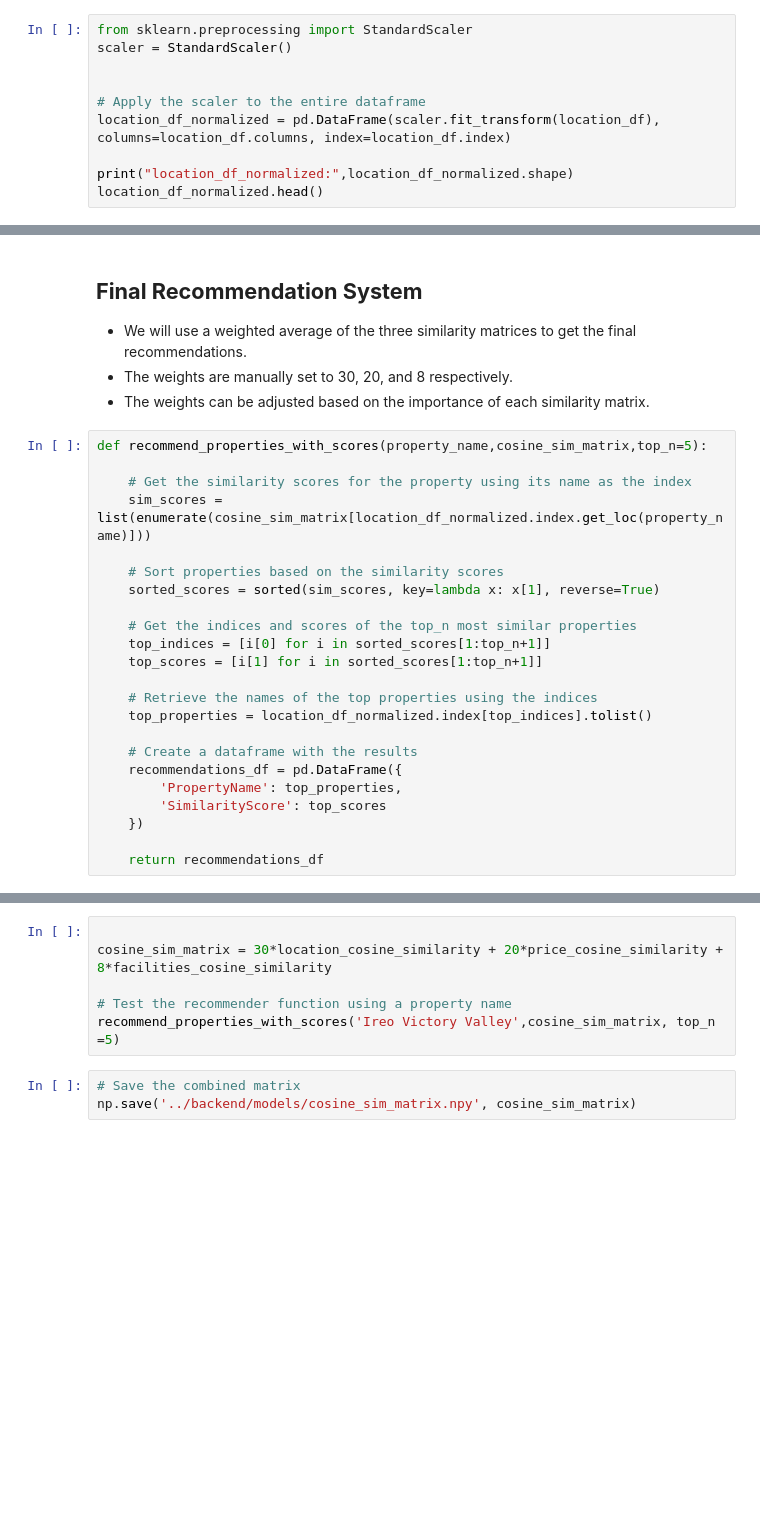
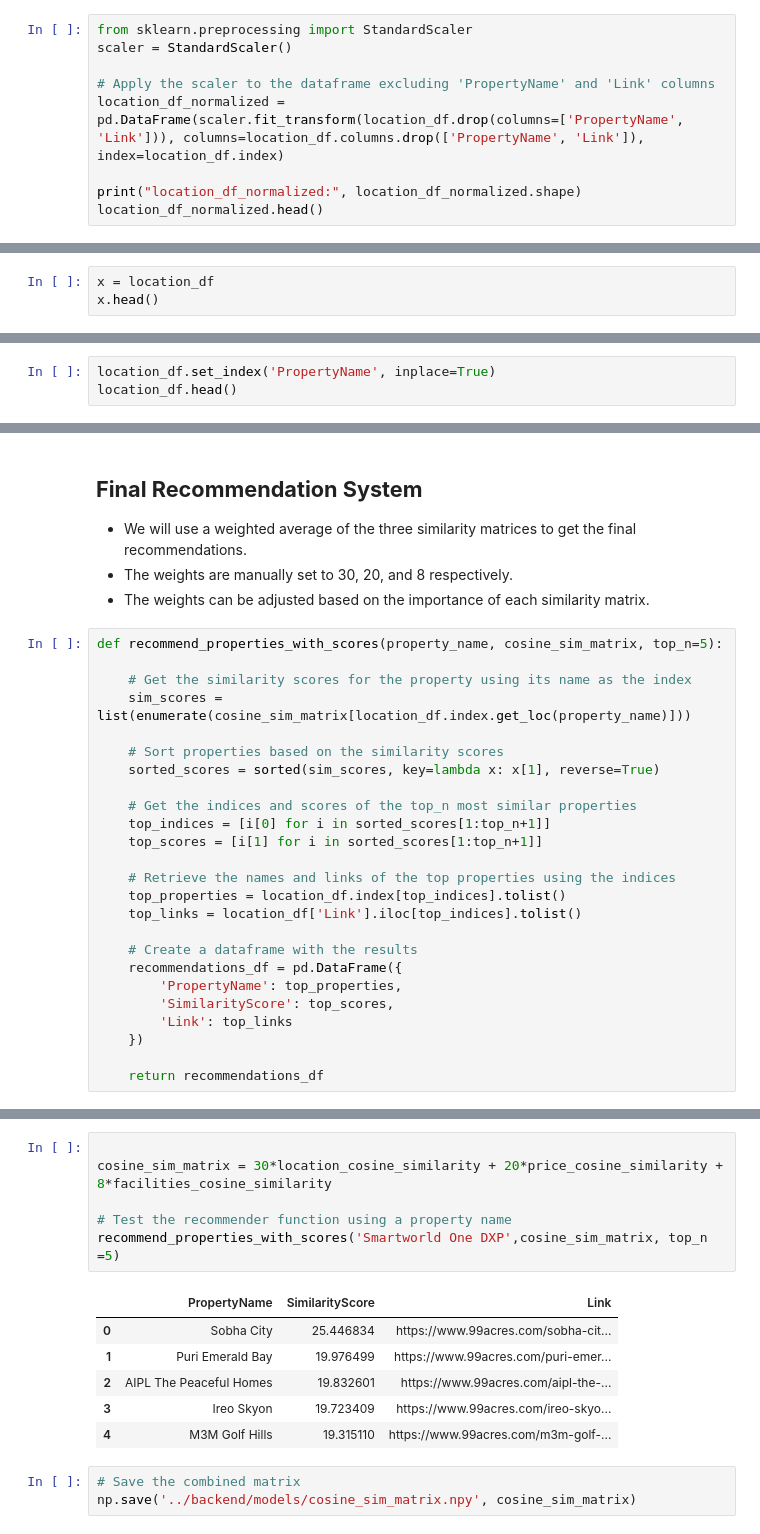
Before and after one commit to ranjanchoubey/real-estate, a Jupyter notebook: 8-recommender-system/8.1 recommender-system.ipynb, the cells around one changed output, grey strips where cells are left out. Drawn from its saved outputs; the diff is of its cells as text; blank space fills up the shorter version.

Commit message:
recommendation module complete

```diff
--- a/8-recommender-system/8.1 recommender-system.ipynb
+++ b/8-recommender-system/8.1 recommender-system.ipynb
@@ -641,11 +713,10 @@ location_df
 from sklearn.preprocessing import StandardScaler
 scaler = StandardScaler()
 
+# Apply the scaler to the dataframe excluding 'PropertyName' and 'Link' columns
+location_df_normalized = pd.DataFrame(scaler.fit_transform(location_df.drop(columns=['PropertyName', 'Link'])), columns=location_df.columns.drop(['PropertyName', 'Link']), index=location_df.index)
 
-# Apply the scaler to the entire dataframe
-location_df_normalized = pd.DataFrame(scaler.fit_transform(location_df), columns=location_df.columns, index=location_df.index)
-
-print("location_df_normalized:",location_df_normalized.shape)
+print("location_df_normalized:", location_df_normalized.shape)
 location_df_normalized.head()
 # %% [output]
 location_df_normalized: (246, 901)
@@ -682,3 +753,6 @@ array([[ 1.        ,  0.15764489,  0.11576865, ..., -0.01559374,
          1.        ,  1.        ]])
 # %% [markdown]
 #### Step4 : Get the recommendations for a property based on `location`
+# %%
+x = location_df
+x.head()
@@ -684,0 +767,3 @@ array([[ 1.        ,  0.15764489,  0.11576865, ..., -0.01559374,
+# %%
+location_df.set_index('PropertyName', inplace=True)
+location_df.head()
@@ -715,10 +820,10 @@ KeyError: 'Smartworld One DXP'
 - The weights are manually set to 30, 20, and 8 respectively.
 - The weights can be adjusted based on the importance of each similarity matrix.
 # %%
-def recommend_properties_with_scores(property_name,cosine_sim_matrix,top_n=5):
+def recommend_properties_with_scores(property_name, cosine_sim_matrix, top_n=5):
 
     # Get the similarity scores for the property using its name as the index
-    sim_scores = list(enumerate(cosine_sim_matrix[location_df_normalized.index.get_loc(property_name)]))
+    sim_scores = list(enumerate(cosine_sim_matrix[location_df.index.get_loc(property_name)]))
 
     # Sort properties based on the similarity scores
     sorted_scores = sorted(sim_scores, key=lambda x: x[1], reverse=True)
@@ -727,13 +832,15 @@ def recommend_properties_with_scores(property_name,cosine_sim_matrix,top_n=5):
     top_indices = [i[0] for i in sorted_scores[1:top_n+1]]
     top_scores = [i[1] for i in sorted_scores[1:top_n+1]]
 
-    # Retrieve the names of the top properties using the indices
-    top_properties = location_df_normalized.index[top_indices].tolist()
+    # Retrieve the names and links of the top properties using the indices
+    top_properties = location_df.index[top_indices].tolist()
+    top_links = location_df['Link'].iloc[top_indices].tolist()
 
     # Create a dataframe with the results
     recommendations_df = pd.DataFrame({
         'PropertyName': top_properties,
-        'SimilarityScore': top_scores
+        'SimilarityScore': top_scores,
+        'Link': top_links
     })
 
     return recommendations_df
@@ -740,9 +860,16 @@ def recommend_properties_with_scores(property_name,cosine_sim_matrix,top_n=5):
 # %%
 
 cosine_sim_matrix = 30*location_cosine_similarity + 20*price_cosine_similarity + 8*facilities_cosine_similarity
 
 # Test the recommender function using a property name
-recommend_properties_with_scores('Ireo Victory Valley',cosine_sim_matrix, top_n =5)
+recommend_properties_with_scores('Smartworld One DXP',cosine_sim_matrix, top_n =5)
+# %% [output]
+|  | PropertyName | SimilarityScore | Link |
+| 0 | Sobha City | 25.446834 | https://www.99acres.com/sobha-cit... |
+| 1 | Puri Emerald Bay | 19.976499 | https://www.99acres.com/puri-emer... |
+| 2 | AIPL The Peaceful Homes | 19.832601 | https://www.99acres.com/aipl-the-... |
+| 3 | Ireo Skyon | 19.723409 | https://www.99acres.com/ireo-skyo... |
+| 4 | M3M Golf Hills | 19.315110 | https://www.99acres.com/m3m-golf-... |
 # %%
 # Save the combined matrix
 np.save('../backend/models/cosine_sim_matrix.npy', cosine_sim_matrix)
```
Also changed, not shown: parts of 27 cells of this notebook, 4 other files.
